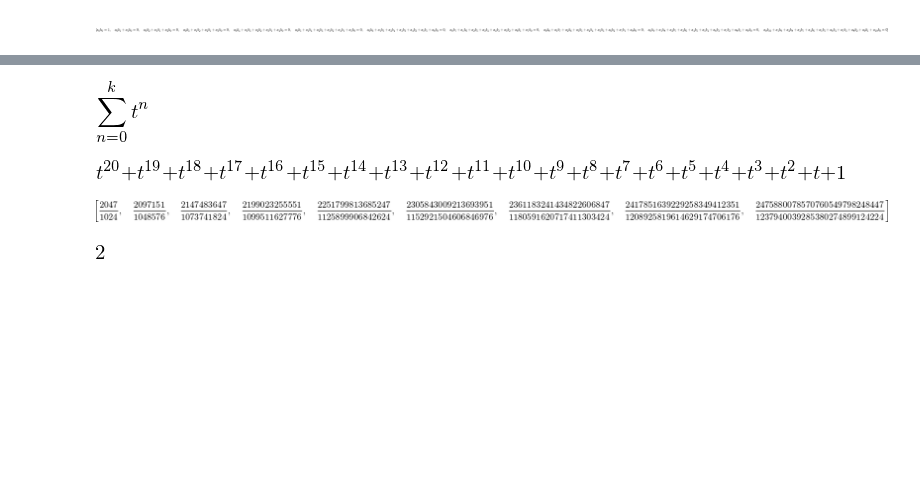
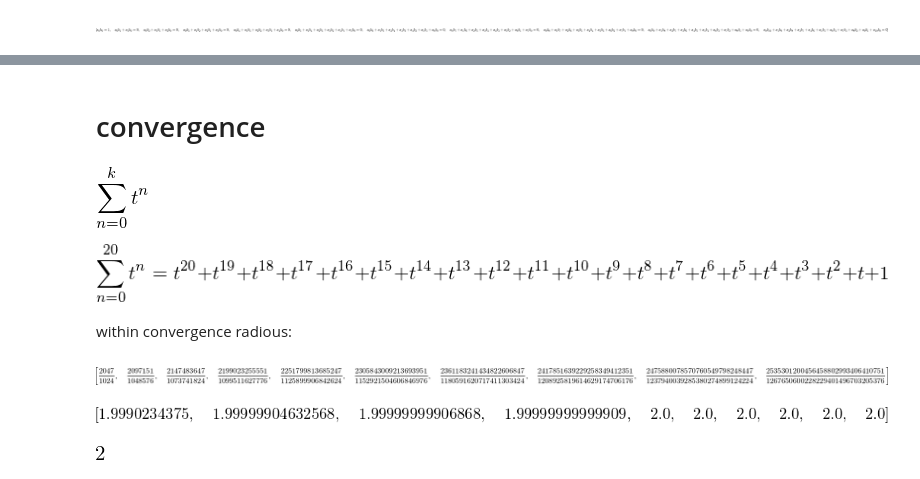
Before and after one commit to massimo-nocentini/pacc, a Jupyter notebook: paa-course/lecture-notes-october-25-2016.ipynb, the cells around one changed output, grey strips where cells are left out. Drawn from its saved outputs; the diff is of its cells as text; code cells hidden in the pictures; blank space fills up the shorter version.

```diff
--- a/paa-course/lecture-notes-october-25-2016.ipynb
+++ b/paa-course/lecture-notes-october-25-2016.ipynb
@@ -132,17 +136,26 @@ a_eqs
+# %% [markdown]
+# convergence
 # %%
 term = Sum(t**n, (n, 0, k))
 term
 # %% [output]
 [figure]
 # %%
-expanded = term.subs({k:20}).doit()
-expanded
+expanded = term.subs({k:20})
+Eq(expanded, expanded.doit())
 # %% [output]
-[figure, old version]
+[figure, new version]
+# %% [markdown]
+within convergence radious:
 # %%
-[term.subs({k:kv}).subs({t:Integer(1)/2}).doit() for kv in range(10, 100, 10)]
+fracs = [term.subs({k:kv}).subs({t:Integer(1)/2}).doit() for kv in range(10, 101, 10)]
+fracs
 # %% [output]
-[figure, old version]
+[figure, new version]
+# %%
+list(map(lambda frac: frac.evalf(), fracs))
+# %% [output]
+[figure, added]
 # %%
 limit(term.subs(t, Integer(1)/2), k, oo)
 # %% [output]
```
Also changed, not shown: parts of 29 cells of this notebook.
